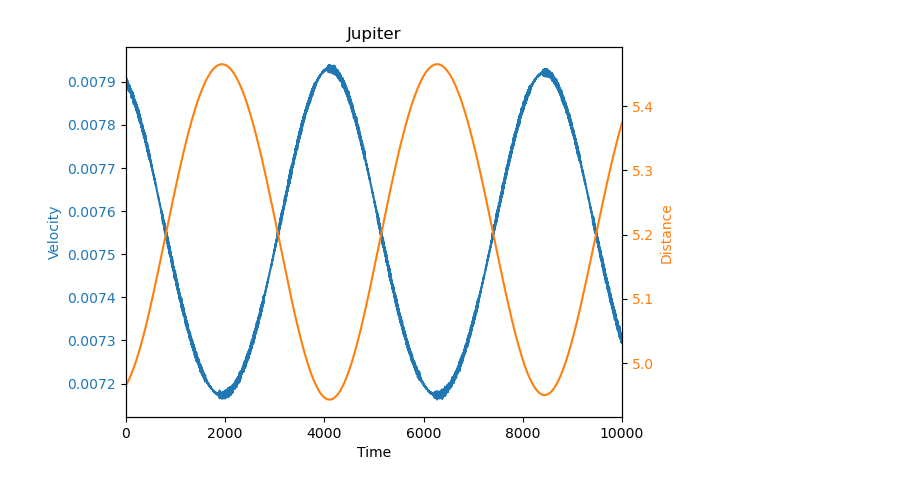
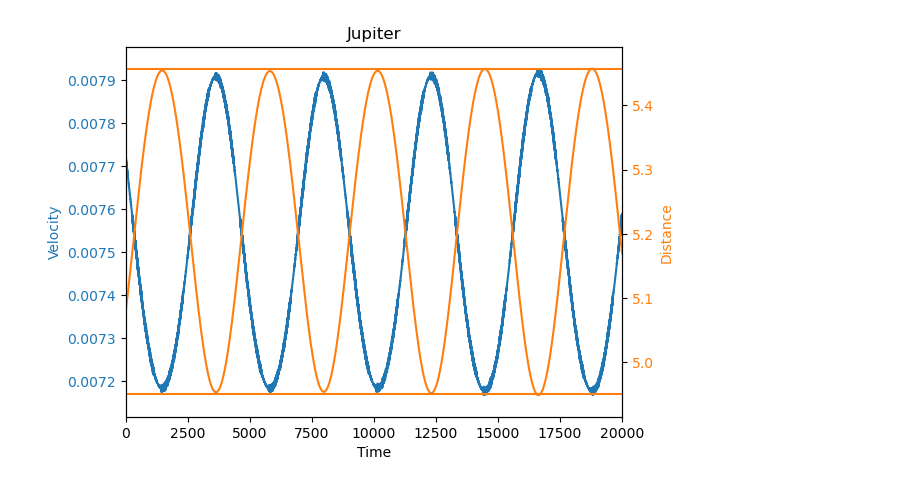
Before and after one commit to ThijsSpoor99/Project-Computational-Science, a Jupyter notebook: planetVisualisation.ipynb, the cells around one changed output. Cells and saved outputs as stored; diff of their text form; code cells hidden in the pictures.

```diff
--- a/planetVisualisation.ipynb
+++ b/planetVisualisation.ipynb
@@ -5,18 +5,26 @@ import numpy as np
 from mpl_toolkits.mplot3d import Axes3D
 from matplotlib.animation import FuncAnimation, PillowWriter
 # %%
-planetNames = ['Mercury', 'Venus', 'Earth', 'Mars', 'Jupiter', 'Saturn', 'Uranus', 'Neptune']
-planetPosition = {}
-planetVelocity = {}
-planetDistance = {}
-for i in range(8):
-    df = pd.read_csv(f"Data\\planetPositions\\{planetNames[i]}.csv", header=None)
+celestialNames = ['Sun', 'Earth', 'Mars', 'Jupiter', 'Saturn', 'Uranus', 'Neptune']
+celestialPosition = {}
+celestialVelocity = {}
+celestialDistance = {}
+
+nCelestials = len(celestialNames)
+for i in range(nCelestials):
+    df = pd.read_csv(f"Data\\planetPositions\\{celestialNames[i]}.csv", header=None)
     array = np.array(df)
-    planetPosition[planetNames[i]] = array[1:]
-    planetVelocity[planetNames[i]] = np.linalg.norm(array[1:] - array[:-1], axis=1)
-    planetDistance[planetNames[i]] = np.linalg.norm(array[1:], axis=1)
+    celestialPosition[celestialNames[i]] = array[1:]
 
-planetColors = {"Sun": "yellow",
+    if i == 0:
+        celestialVelocity[celestialNames[i]] = np.linalg.norm(array[1:] - array[:-1], axis=1)
+        celestialDistance[celestialNames[i]] = np.linalg.norm(array[1:], axis=1)
+
+    else:
+        celestialVelocity[celestialNames[i]] = np.linalg.norm(array[1:] - array[:-1], axis=1)
+        celestialDistance[celestialNames[i]] = np.linalg.norm(array[1:] - celestialPosition['Sun'], axis=1)
+
+celestialColors = {"Sun": "yellow",
                 "Mercury": "gray",
                 "Venus": "khaki",
                 "Earth": "blue",
@@ -26,6 +34,6 @@ planetColors = {"Sun": "yellow",
                 "Uranus": "lightskyblue",
                 "Neptune": "royalblue"}
 
-N = planetPosition[planetNames[i]][:, 0].size
+N = celestialPosition[celestialNames[i]][:, 0].size
 N
 # %% [output]
@@ -44,20 +41,21 @@ plt.plot(range(N)[-4000:], planetDistance['Jupiter'][-4000:])
 # %%
 fig, ax1 = plt.subplots()
 ax1.set_title("Jupiter")
 
 # Plot for velocity
-ax1.plot(range(N), planetVelocity["Jupiter"], color='tab:blue')
+ax1.plot(range(N), celestialVelocity["Jupiter"], color='tab:blue')
 ax1.set_xlabel('Time')
 ax1.set_ylabel('Velocity', color='tab:blue')
 ax1.tick_params(axis='y', labelcolor='tab:blue')
 
 # Create a second y-axis for distance
 ax2 = ax1.twinx()
-ax2.plot(range(N), planetDistance["Jupiter"], color='tab:orange')
+ax2.plot(range(N), celestialDistance["Jupiter"], color='tab:orange')
 ax2.set_ylabel('Distance', color='tab:orange')
 ax2.tick_params(axis='y', labelcolor='tab:orange')
+ax2.hlines([5.4570, 4.9506], 0, 20000, color='tab:orange')
 
-plt.xlim(0, 10000)
+plt.xlim(0, 20000)
 plt.show()
 # %% [output]
-[figure, old version]
+[figure, new version]
```
Also changed, not shown: parts of 5 cells of this notebook, 4 other files.
